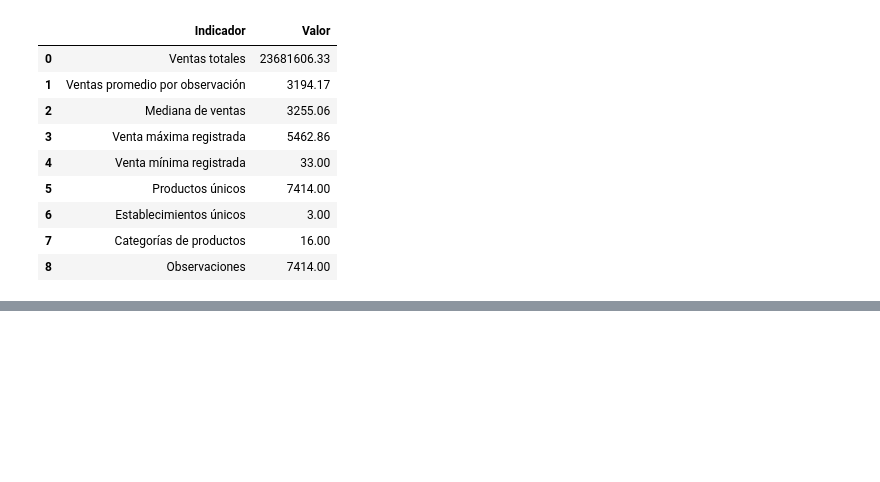
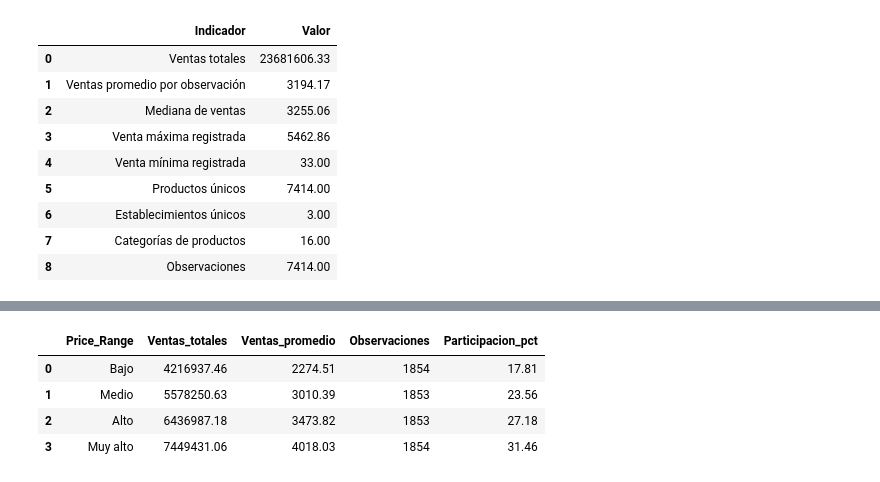
Before and after one commit to Sofimicu0105/Analitica-de-Datos, a Jupyter notebook: Proyecto-Integrador-EA2/notebooks/metricas_visualizaciones.ipynb, the cells around one changed output, grey strips where cells are left out. Saved outputs shown, nothing was run; the diff lists cells and outputs as text; code cells hidden in the pictures; blank space fills up the shorter version.

```diff
--- a/Proyecto-Integrador-EA2/notebooks/metricas_visualizaciones.ipynb
+++ b/Proyecto-Integrador-EA2/notebooks/metricas_visualizaciones.ipynb
@@ -106,0 +1051,29 @@ resumen_general.to_csv(
+# %%
+orden_rangos = ["Bajo", "Medio", "Alto", "Muy alto"]
+
+ventas_precio = calcular_metricas(
+    df, "Price_Range"
+)
+
+ventas_precio["Price_Range"] = pd.Categorical(
+    ventas_precio["Price_Range"],
+    categories=orden_rangos,
+    ordered=True
+)
+
+ventas_precio = ventas_precio.sort_values(
+    "Price_Range"
+).reset_index(drop=True)
+
+display(ventas_precio.round(2))
+
+ventas_precio.to_csv(
+    proyecto / "resultados" / "ventas_por_rango_precio.csv",
+    index=False
+)
+# %% [output]
+|  | Price_Range | Ventas_totales | Ventas_promedio | Observaciones | Participacion_pct |
+| 0 | Bajo | 4216937.46 | 2274.51 | 1854 | 17.81 |
+| 1 | Medio | 5578250.63 | 3010.39 | 1853 | 23.56 |
+| 2 | Alto | 6436987.18 | 3473.82 | 1853 | 27.18 |
+| 3 | Muy alto | 7449431.06 | 4018.03 | 1854 | 31.46 |
```
Also changed, not shown: parts of 33 cells of this notebook, 19 other files.
